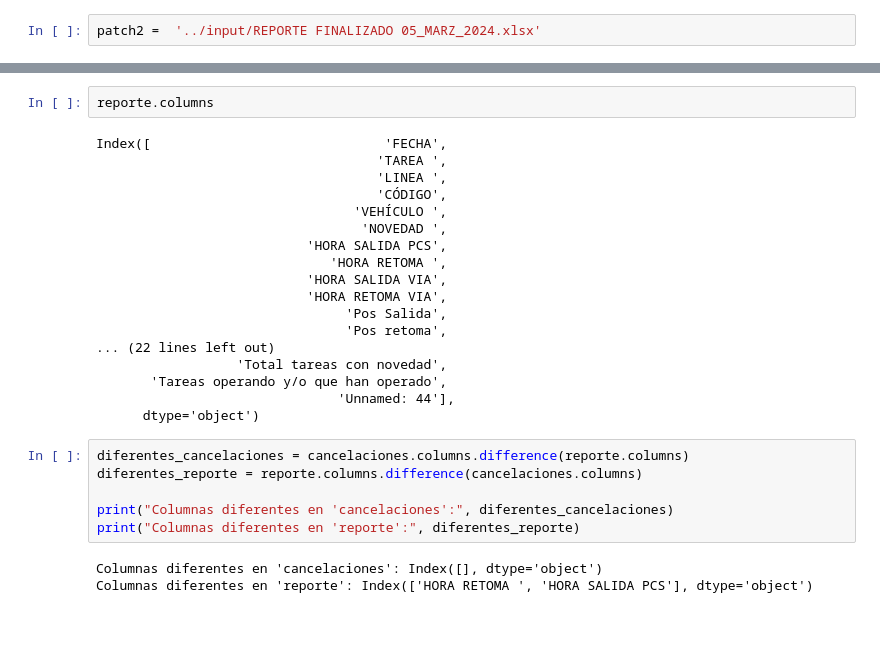
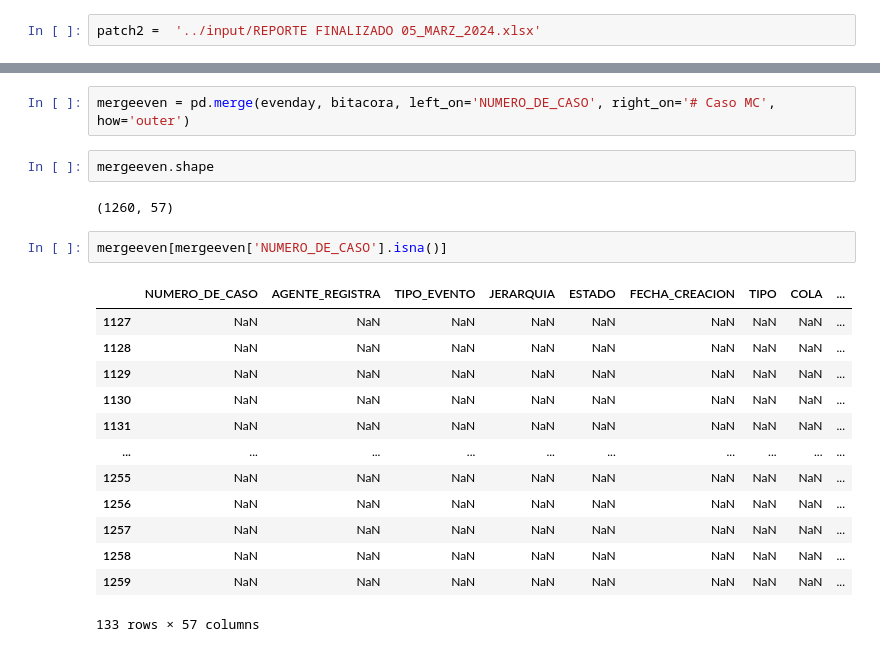
Before and after one commit to williamCastro32/bynm_mergedata, a Jupyter notebook: scripts/Novedades.ipynb, the cells around one changed output, grey strips where cells are left out. Cells and saved outputs as stored; diff of their text form; blank space fills up the shorter version.

```diff
--- a/scripts/Novedades.ipynb
+++ b/scripts/Novedades.ipynb
@@ -89,29 +34,22 @@ Index([                              'FECHA',
-# %%
-reporte.columns
-# %% [output]
-Index([                              'FECHA',
-                                    'TAREA ',
-                                    'LINEA ',
-                                    'CÓDIGO',
-                                 'VEHÍCULO ',
-                                  'NOVEDAD ',
-                           'HORA SALIDA PCS',
-                              'HORA RETOMA ',
-                           'HORA SALIDA VIA',
-                           'HORA RETOMA VIA',
-                                'Pos Salida',
-                                'Pos retoma',
-... (22 lines left out)
-                  'Total tareas con novedad',
-       'Tareas operando y/o que han operado',
-                               'Unnamed: 44'],
-      dtype='object')
-# %%
-diferentes_cancelaciones = cancelaciones.columns.difference(reporte.columns)
-diferentes_reporte = reporte.columns.difference(cancelaciones.columns)
-
-print("Columnas diferentes en 'cancelaciones':", diferentes_cancelaciones)
-print("Columnas diferentes en 'reporte':", diferentes_reporte)
-# %% [output]
-Columnas diferentes en 'cancelaciones': Index([], dtype='object')
-Columnas diferentes en 'reporte': Index(['HORA RETOMA ', 'HORA SALIDA PCS'], dtype='object')
+# %%
+mergeeven = pd.merge(evenday, bitacora, left_on='NUMERO_DE_CASO', right_on='# Caso MC', how='outer')
+# %%
+mergeeven.shape
+# %% [output]
+(1260, 57)
+# %%
+mergeeven[mergeeven['NUMERO_DE_CASO'].isna()]
+# %% [output]
+|  | NUMERO_DE_CASO | AGENTE_REGISTRA | TIPO_EVENTO | JERARQUIA | ESTADO | FECHA_CREACION | TIPO | COLA | ... |
+| 1127 | NaN | NaN | NaN | NaN | NaN | NaN | NaN | NaN | ... |
+| 1128 | NaN | NaN | NaN | NaN | NaN | NaN | NaN | NaN | ... |
+| 1129 | NaN | NaN | NaN | NaN | NaN | NaN | NaN | NaN | ... |
+| 1130 | NaN | NaN | NaN | NaN | NaN | NaN | NaN | NaN | ... |
+| 1131 | NaN | NaN | NaN | NaN | NaN | NaN | NaN | NaN | ... |
+| ... | ... | ... | ... | ... | ... | ... | ... | ... | ... |
+| 1255 | NaN | NaN | NaN | NaN | NaN | NaN | NaN | NaN | ... |
+| 1256 | NaN | NaN | NaN | NaN | NaN | NaN | NaN | NaN | ... |
+| 1257 | NaN | NaN | NaN | NaN | NaN | NaN | NaN | NaN | ... |
+| 1258 | NaN | NaN | NaN | NaN | NaN | NaN | NaN | NaN | ... |
+| 1259 | NaN | NaN | NaN | NaN | NaN | NaN | NaN | NaN | ... |
+133 rows × 57 columns
```
Also changed, not shown: parts of 5 cells of this notebook, 1 other file.
